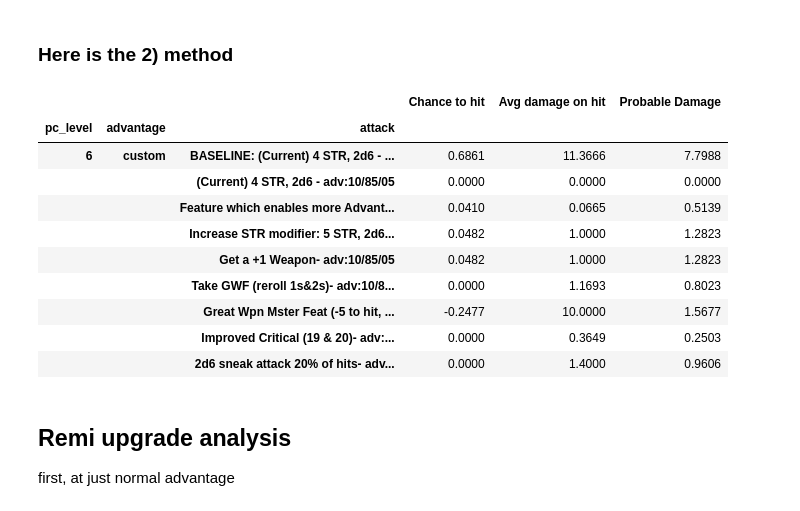
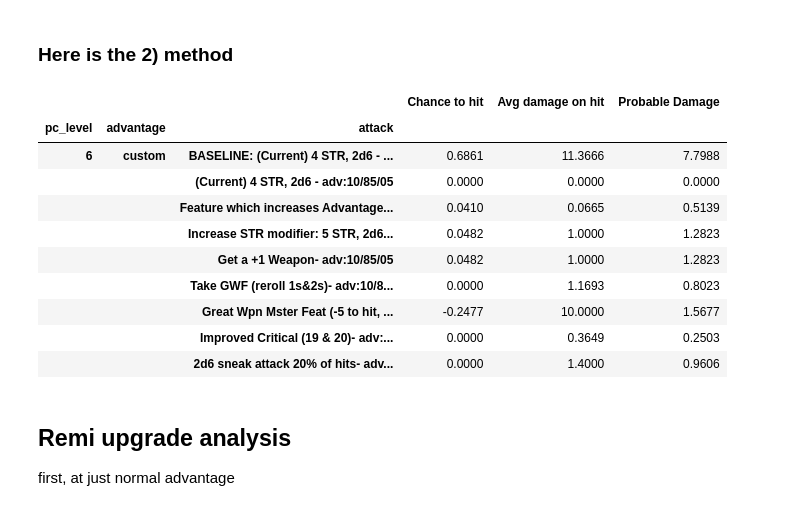
Before and after one commit to dyoung418/dnd_stats, a Jupyter notebook: dnd_dice_calcs.ipynb, the cells around one changed output. Saved outputs shown, nothing was run; the diff lists cells and outputs as text; code cells hidden in the pictures.

```diff
--- a/dnd_dice_calcs.ipynb
+++ b/dnd_dice_calcs.ipynb
@@ -1492,36 +1497,36 @@ attacks = [
          'crit_hit_nums':[20], 'adv_mix':{'adv':.1, 'nor':.85, 'dis':.05}, 'label':'(Current) 4 STR, 2d6 - adv:10/85/05'},
 
     {'abil_mod':4, 'other_atk_mod':0, 'other_dmg_mod':0, 'dmg_die':6,'dmg_n':2, 'dmg_reroll_nums':[],
-         'crit_hit_nums':[20], 'adv_mix':{'adv':.3, 'nor':.65, 'dis':.05}, 'label':'Feature which enables more Advantage: 4 STR, 2d6 - adv:30/65/05'},
+         'crit_hit_nums':[20], 'adv_mix':{'adv':.3, 'nor':.65, 'dis':.05}, 'label':'Feature which increases Advantage: 4 STR, 2d6 - adv:30/65/05'},
 
     {'abil_mod':5, 'other_atk_mod':0, 'other_dmg_mod':0, 'dmg_die':6,'dmg_n':2, 'dmg_reroll_nums':[],
          'crit_hit_nums':[20], 'adv_mix':{'adv':.1, 'nor':.85, 'dis':.05}, 'label':'Increase STR modifier: 5 STR, 2d6 - adv:10/85/05'},
 
     {'abil_mod':4, 'other_atk_mod':1, 'other_dmg_mod':1, 'dmg_die':6,'dmg_n':2, 'dmg_reroll_nums':[],
          'crit_hit_nums':[20], 'adv_mix':{'adv':.1, 'nor':.85, 'dis':.05}, 'label':'Get a +1 Weapon- adv:10/85/05'},
 
     {'abil_mod':4, 'other_atk_mod':0, 'other_dmg_mod':0, 'dmg_die':6,'dmg_n':2, 'dmg_reroll_nums':[1,2],
          'crit_hit_nums':[20], 'adv_mix':{'adv':.1, 'nor':.85, 'dis':.05}, 'label':'Take GWF (reroll 1s&2s)- adv:10/85/05'},
 
     {'abil_mod':4, 'other_atk_mod':-5, 'other_dmg_mod':10, 'dmg_die':6,'dmg_n':2, 'dmg_reroll_nums':[],
          'crit_hit_nums':[20], 'adv_mix':{'adv':.1, 'nor':.85, 'dis':.05}, 'label':'Great Wpn Mster Feat (-5 to hit, +10 dmg)- adv:10/85/05'},
 
     {'abil_mod':4, 'other_atk_mod':0, 'other_dmg_mod':0, 'dmg_die':6,'dmg_n':2, 'dmg_reroll_nums':[],
          'crit_hit_nums':(19,20), 'adv_mix':{'adv':.1, 'nor':.85, 'dis':.05}, 'label':'Improved Critical (19 & 20)- adv:10/85/05'},
 
     {'abil_mod':4, 'other_atk_mod':0, 'other_dmg_mod':0, 'dmg_die':6,'dmg_n':2, 'dmg_reroll_nums':[], 'dmg_adder_dice':6, 'dmg_adder_n':2,
      'dmg_adder_dice_percentage':.2, 'crit_hit_nums':[20], 'adv_mix':{'adv':.1, 'nor':.85, 'dis':.05}, 'label':'2d6 sneak attack 20% of hits- adv:10/85/05'},
 
 ]
 compare_df = compare_attacks(attacks, baseline=attacks[0], pc_lvls=[6])
 compare_df.to_csv('compare_diffmixes.csv')
 compare_df
 # %% [output]
 |  |  |  | Chance to hit | Avg damage on hit | Probable Damage |
 | pc_level | advantage | attack |  |  |  |
 | 6 | custom | BASELINE: (Current) 4 STR, 2d6 - ... | 0.6861 | 11.3666 | 7.7988 |
 |  |  | (Current) 4 STR, 2d6 - adv:10/85/05 | 0.0000 | 0.0000 | 0.0000 |
-|  |  | Feature which enables more Advant... | 0.0410 | 0.0665 | 0.5139 |
+|  |  | Feature which increases Advantage... | 0.0410 | 0.0665 | 0.5139 |
 |  |  | Increase STR modifier: 5 STR, 2d6... | 0.0482 | 1.0000 | 1.2823 |
 |  |  | Get a +1 Weapon- adv:10/85/05 | 0.0482 | 1.0000 | 1.2823 |
 |  |  | Take GWF (reroll 1s&2s)- adv:10/8... | 0.0000 | 1.1693 | 0.8023 |
```
Also changed, not shown: parts of 1 cell of this notebook.
